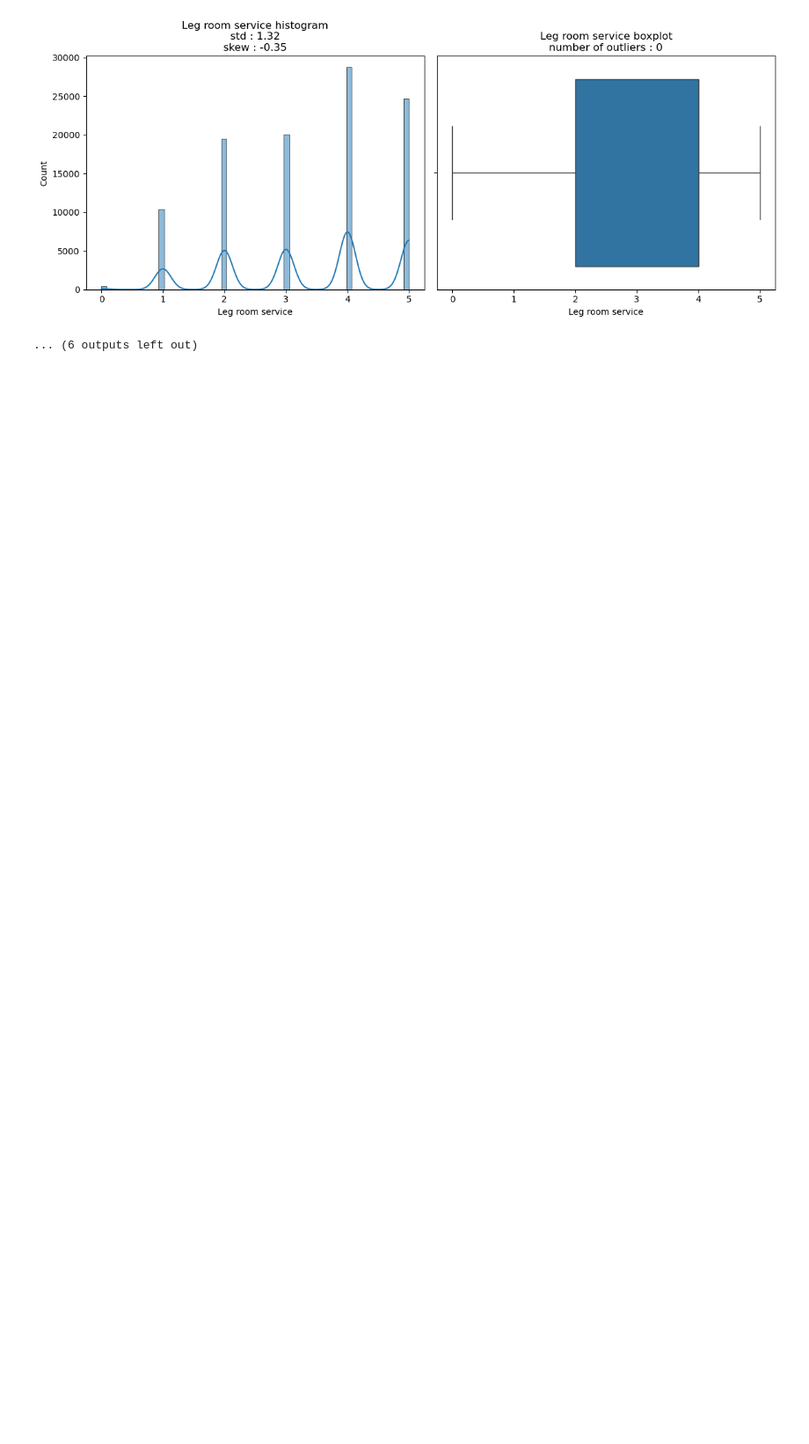
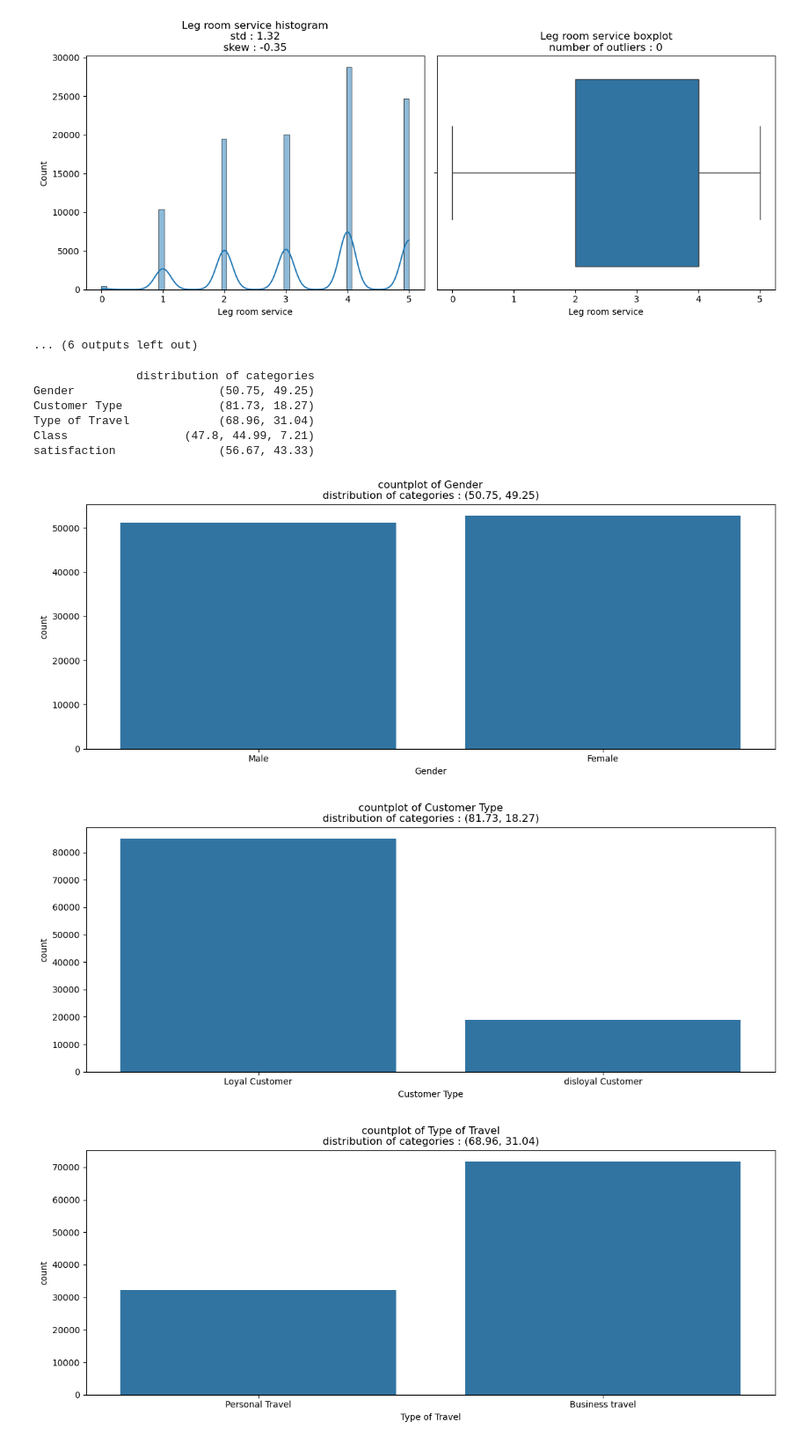
Before and after one commit to cURL-faraz/DecisionTree, a Jupyter notebook: docs/eda.ipynb, the cells around one changed output. Shown at 88% size. Cells and saved outputs as stored; diff of their text form; code cells hidden in the pictures; blank space fills up the shorter version.

Commit message:
feat: add analysis and countplots for categorical columns

```diff
--- a/docs/eda.ipynb
+++ b/docs/eda.ipynb
@@ -193,3 +193,43 @@ numericals_plot()
 [figure]
 [figure]
 ... (6 outputs left out)
+# %%
+# Analyze distribution of categorical columns.
+
+def descriptive_analysis():
+
+    descriptive_analysis_df = {"distribution of categories" : []}
+
+    for column in columns_data_type["Descriptive"].keys():
+        distro = list(dataset.groupby(column).agg({column : "count"})[column]/dataset.shape[0]*100)
+        distro = [float(f"{x:.2f}") for x in distro]
+        descriptive_analysis_df["distribution of categories"].append(tuple(distro))
+
+    descriptive_analysis_df = pd.DataFrame(descriptive_analysis_df , index = list(columns_data_type["Descriptive"].keys()))
+    return descriptive_analysis_df
+
+descriptive_analysis_df = descriptive_analysis()
+print(descriptive_analysis_df)
+# %% [output]
+               distribution of categories
+Gender                     (50.75, 49.25)
+Customer Type              (81.73, 18.27)
+Type of Travel             (68.96, 31.04)
+Class                 (47.8, 44.99, 7.21)
+satisfaction               (56.67, 43.33)
+# %%
+# Visualize categorical columns using countplot.
+
+def descriptives_plot():
+    for column in columns_data_type["Descriptive"].keys():
+        plt.figure(figsize = (12,5))
+        sns.countplot(x = column , data = dataset)
+        plt.title(f"countplot of {column}\ndistribution of categories : {descriptive_analysis_df.loc[column,"distribution of categories"]}")
+        plt.tight_layout()
+        plt.show()
+
+descriptives_plot()
+# %% [output]
+[figure, added]
+[figure, added]
+[figure, added]
```
Also changed, not shown: parts of 1 cell of this notebook.
